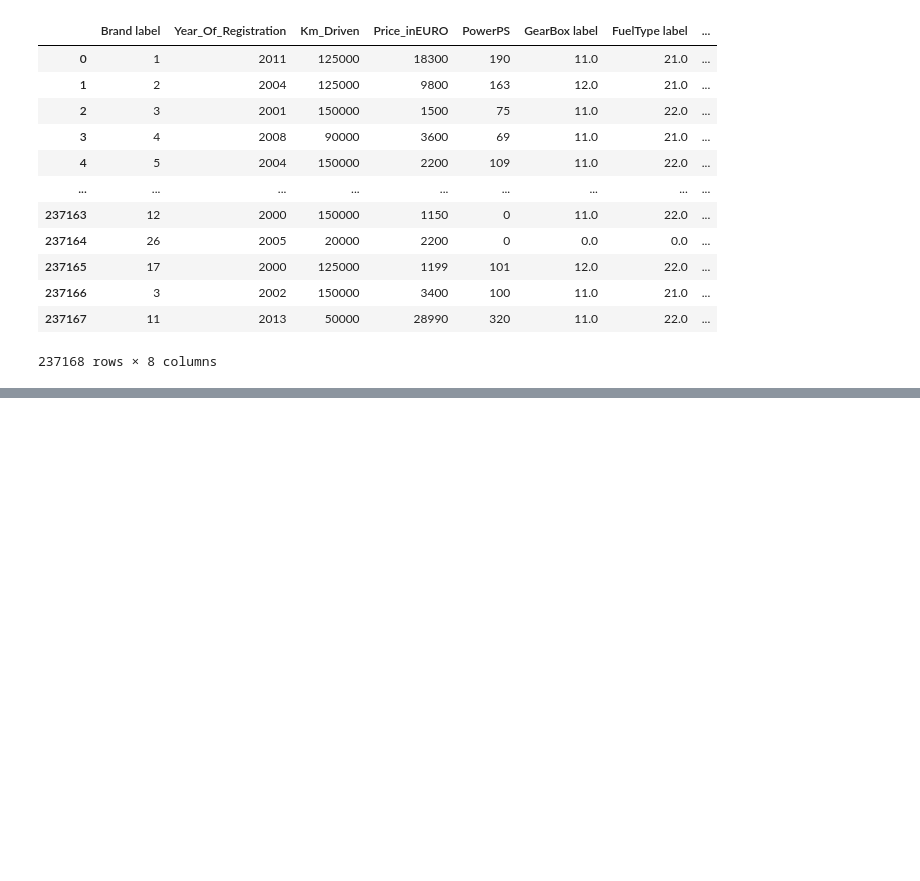
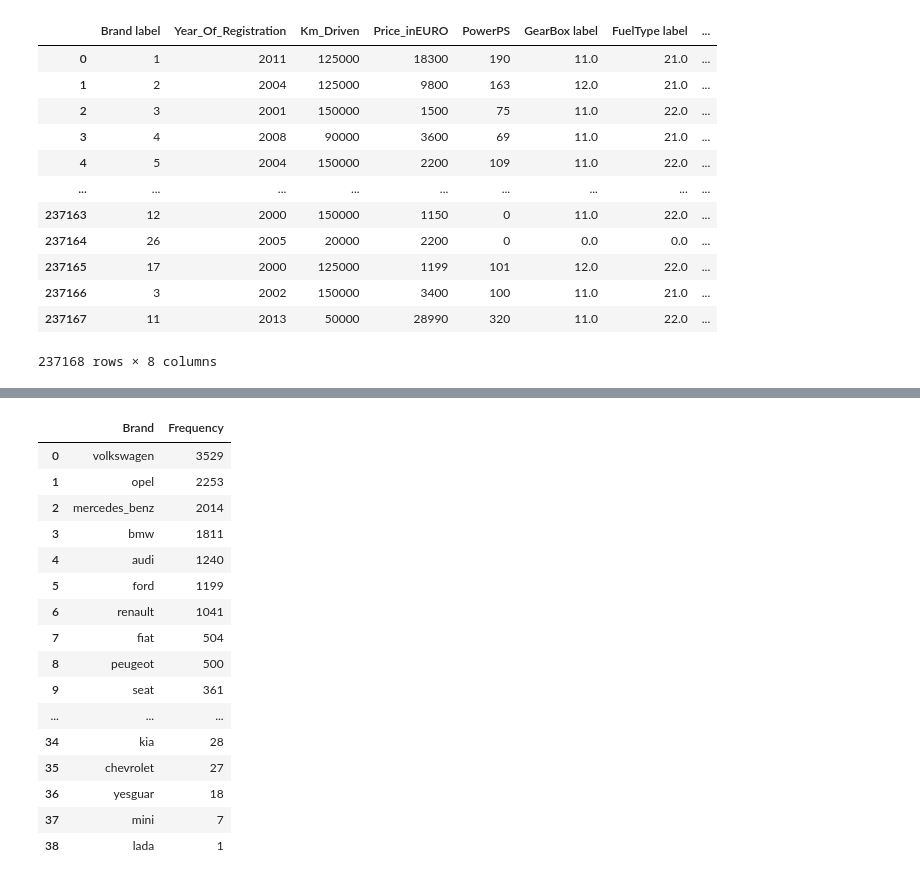
Before and after one commit to hemantharijan/Msc-Part-2-Project, a Jupyter notebook: Used Car Data Analysis.ipynb, the cells around one changed output, grey strips where cells are left out. Cells and saved outputs as stored; diff of their text form; code cells hidden in the pictures; blank space fills up the shorter version.

```diff
--- a/Used Car Data Analysis.ipynb
+++ b/Used Car Data Analysis.ipynb
@@ -445,0 +470,24 @@ print('{:.2f}'.format(price[0]))
+# %%
+df_year = df.loc[df['Year_Of_Registration']==2000]
+df_brand_count = pd.DataFrame(df_year['Brand'].value_counts())
+df_brand_count.reset_index(inplace=True)
+df_brand_count.columns = ['Brand','Frequency']
+df_brand_count
+# %% [output]
+|  | Brand | Frequency |
+| 0 | volkswagen | 3529 |
+| 1 | opel | 2253 |
+| 2 | mercedes_benz | 2014 |
+| 3 | bmw | 1811 |
+| 4 | audi | 1240 |
+| 5 | ford | 1199 |
+| 6 | renault | 1041 |
+| 7 | fiat | 504 |
+| 8 | peugeot | 500 |
+| 9 | seat | 361 |
+| ... | ... | ... |
+| 34 | kia | 28 |
+| 35 | chevrolet | 27 |
+| 36 | yesguar | 18 |
+| 37 | mini | 7 |
+| 38 | lada | 1 |
```
Also changed, not shown: parts of 3 cells of this notebook.
